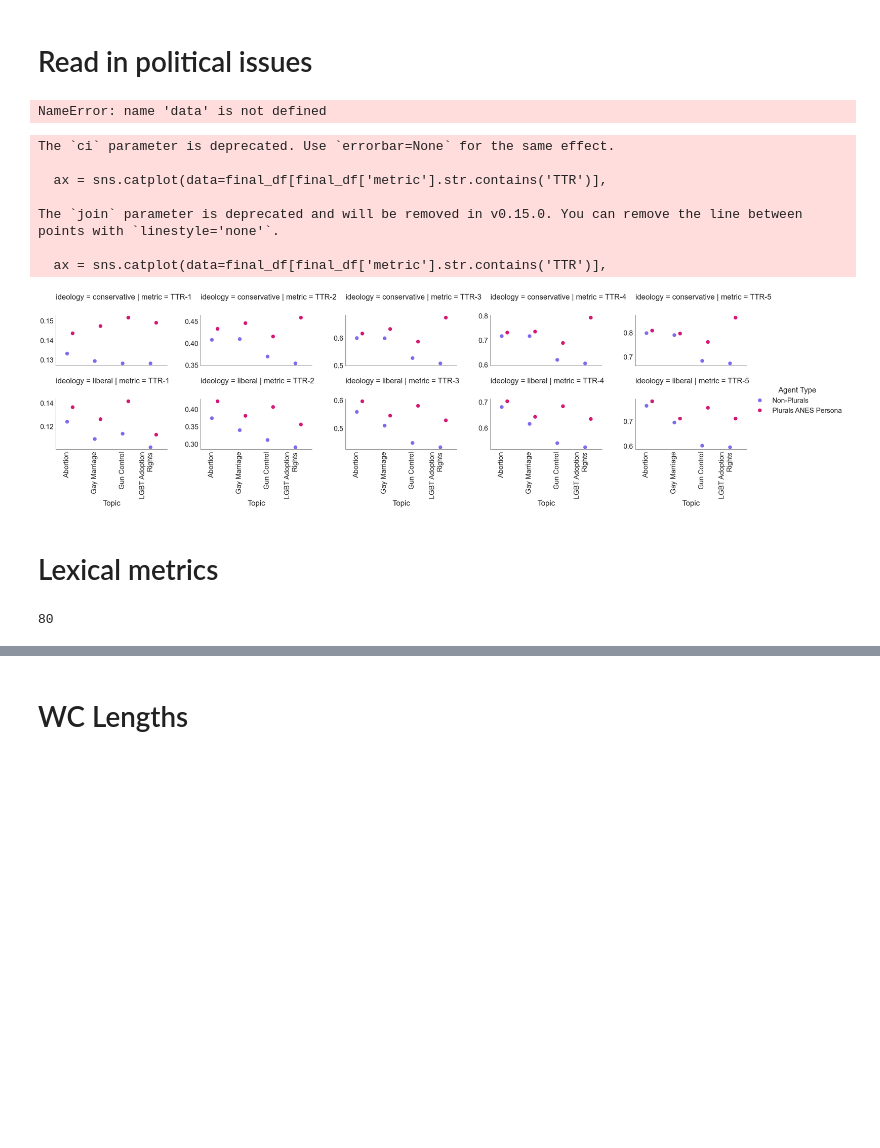
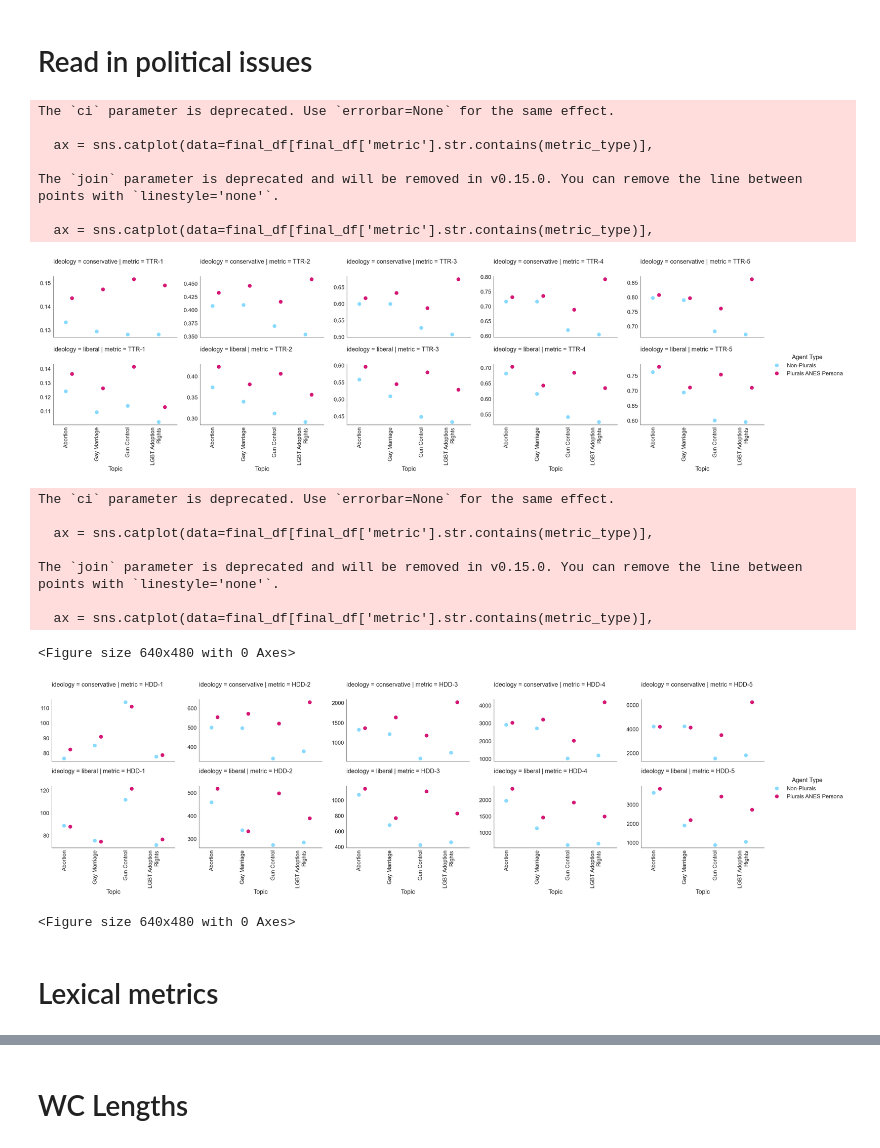
Before and after one commit to josh-ashkinaze/sim_ensembles, a Jupyter notebook: scripts/1_pol_specific.ipynb, the cells around one changed output, grey strips where cells are left out. Saved outputs shown, nothing was run; the diff lists cells and outputs as text; code cells hidden in the pictures; blank space fills up the shorter version.

```diff
--- a/scripts/1_pol_specific.ipynb
+++ b/scripts/1_pol_specific.ipynb
@@ -89,11 +89,6 @@ with tqdm(total=total_iters) as pbar:
 resp_df = pd.DataFrame(data)
 resp_df.to_csv(fn)
 ###################
-# %%
-resp_df = pd.DataFrame(data)
-resp_df.to_csv("resp_df.csv")
-# %% [output]
-NameError: name 'data' is not defined
 # %%
 resp_df = pd.read_csv("resp_df.csv")
 # %%
@@ -185,48 +180,66 @@ final_df = process_data(resp_df)
 # %%
 import matplotlib.pyplot as plt
 
 import seaborn as sns
 import matplotlib.pyplot as plt
 import numpy as np
 
 
 
+make_aesthetic(font_scale=2.3)
+
 final_df['topic2'] = final_df['topic'].apply(lambda x: "LGBT Adoption\nRights" if x == "LGBT Adoption Rights" else x)
 final_df['Agent Type'] = final_df['agent_type'].apply(lambda x: "Plurals ANES Persona" if x == "persona" else "Non-Plurals")
 # Create the point plot
-ax = sns.catplot(data=final_df[final_df['metric'].str.contains('TTR')],
-                   y='mean',
-                   x='topic2',
-                   kind='point',
-                   hue='Agent Type',
-                   col='metric',
-                   sharey=False,
-                   join=False,
-                   markersize=12,
-                   row='ideology',
-                   aspect=1.5,
-                   dodge=0.2,
-                   ci=None)
 
 
-for ax in ax.axes.flat:
-    ax.set_xlabel('Topic')
-    ax.set_ylabel('')
-    # rotate x-axis labels
-    for label in ax.get_xticklabels():
-        label.set_rotation(90)
-        label.set_ha('right')
+for metric_type in ['TTR', 'HDD']:
 
-plt.savefig("../plots/lexical_diversity.pdf", dpi=300, bbox_inches='tight')
+    ax = sns.catplot(data=final_df[final_df['metric'].str.contains(metric_type)],
+                    y='mean',
+                    x='topic2',
+                    kind='point',
+                    hue='Agent Type',
+                    col='metric',
+                    sharey=False,
+                    join=False,
+                    markersize=12,
+                    row='ideology',
+                    aspect=1.5,
+                    dodge=0.2,
+                    ci=None)
+
+
+    for ax in ax.axes.flat:
+        ax.set_xlabel('Topic')
+        ax.set_ylabel('')
+        # rotate x-axis labels
+        for label in ax.get_xticklabels():
+            label.set_rotation(90)
+            label.set_ha('right')
+
+    plt.show()
+
+    plt.savefig(f"../plots/lexical_diversity_{metric_type}.pdf", dpi=300, bbox_inches='tight')
 # %% [output]
 The `ci` parameter is deprecated. Use `errorbar=None` for the same effect.
 
-  ax = sns.catplot(data=final_df[final_df['metric'].str.contains('TTR')],
+  ax = sns.catplot(data=final_df[final_df['metric'].str.contains(metric_type)],
 
 The `join` parameter is deprecated and will be removed in v0.15.0. You can remove the line between points with `linestyle='none'`.
 
-  ax = sns.catplot(data=final_df[final_df['metric'].str.contains('TTR')],
+  ax = sns.catplot(data=final_df[final_df['metric'].str.contains(metric_type)],
-[figure, old version]
+[figure, new version]
+The `ci` parameter is deprecated. Use `errorbar=None` for the same effect.
+
+  ax = sns.catplot(data=final_df[final_df['metric'].str.contains(metric_type)],
+
+The `join` parameter is deprecated and will be removed in v0.15.0. You can remove the line between points with `linestyle='none'`.
+
+  ax = sns.catplot(data=final_df[final_df['metric'].str.contains(metric_type)],
+<Figure size 640x480 with 0 Axes>
+[figure, added]
+<Figure size 640x480 with 0 Axes>
 # %% [markdown]
 # Lexical metrics
 # %%
@@ -250,5 +264 @@ lex_df['greater'] = (lex_df['plurals'] > lex_df['non_plurals']).astype(int)
 lex_df['metric_type'] = lex_df['metric'].apply(lambda x: x.split("-")[0])
-# %%
-lex_df['greater'].sum()
-# %% [output]
-80
```
Also changed, not shown: parts of 4 cells of this notebook, 1 other file.
